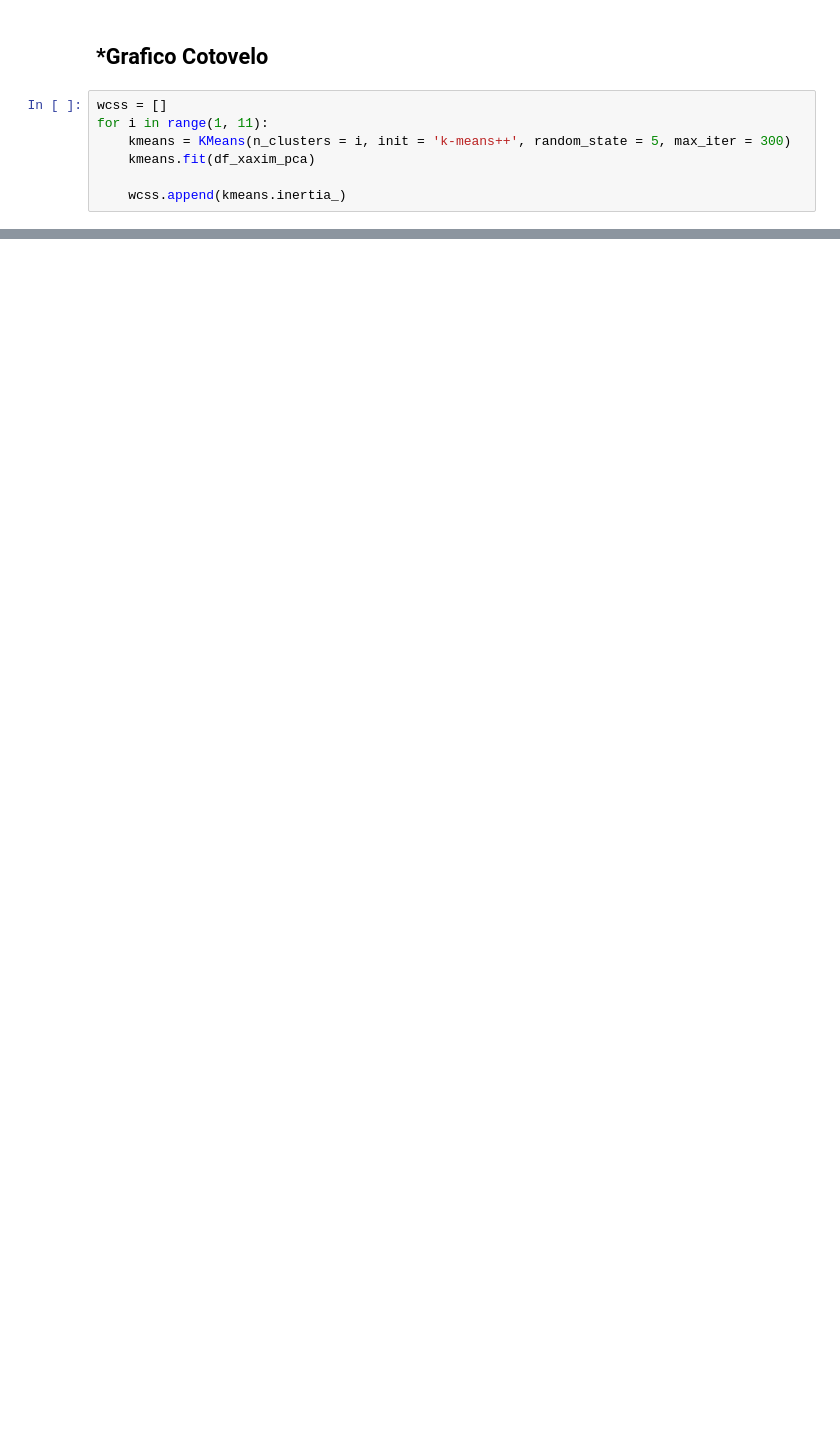
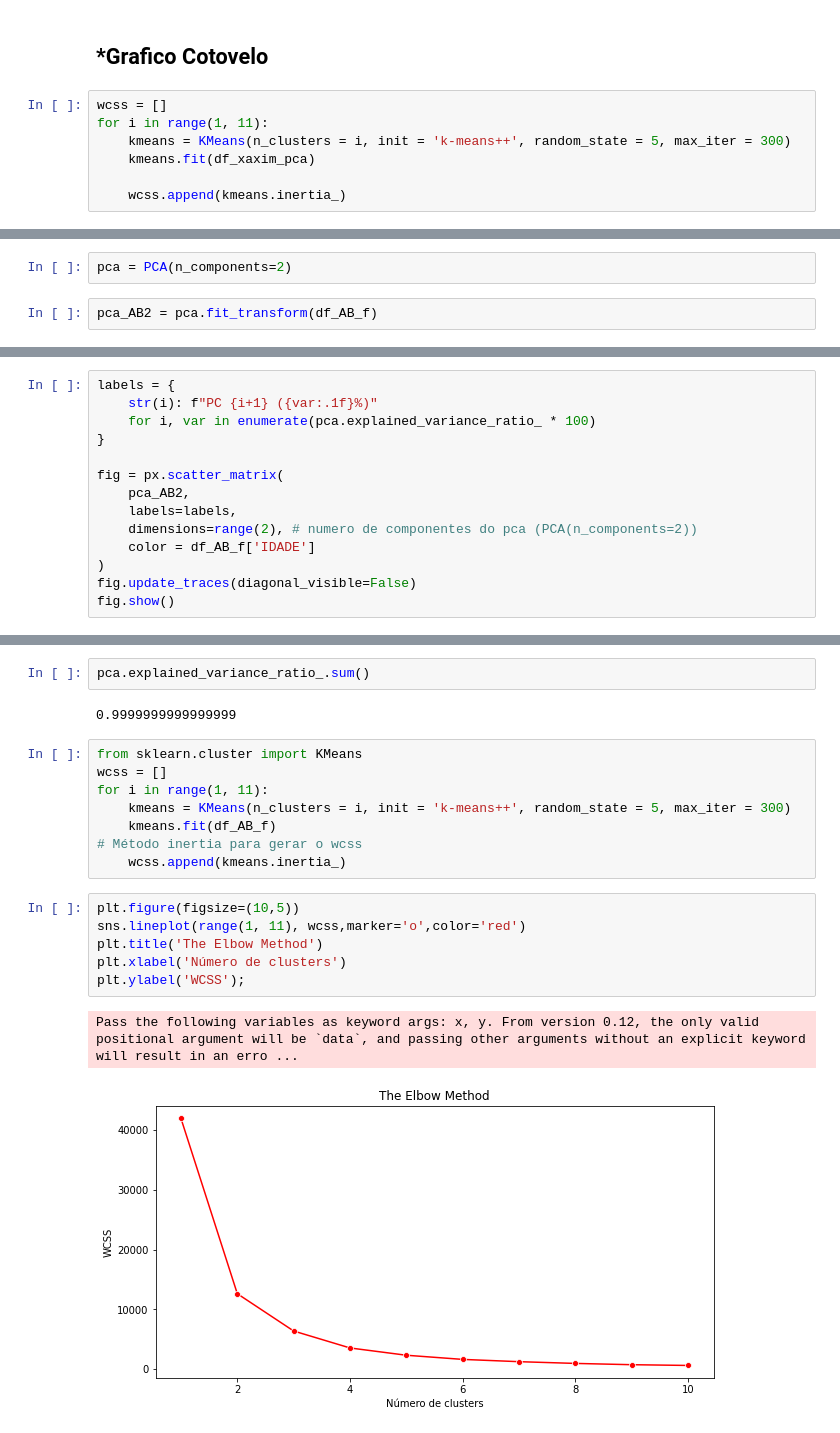
Before and after one commit to macedo19/DataScience, a Jupyter notebook: Projeto/Aprendizagem_de_Maquina_Covid.ipynb, the cells around one changed output, grey strips where cells are left out. Saved outputs shown, nothing was run; the diff lists cells and outputs as text; blank space fills up the shorter version.

```diff
--- a/Projeto/Aprendizagem_de_Maquina_Covid.ipynb
+++ b/Projeto/Aprendizagem_de_Maquina_Covid.ipynb
@@ -277,0 +294,4 @@ Pass the following variables as keyword args: x, y. From version 0.12, the only
+# %%
+pca = PCA(n_components=2)
+# %%
+pca_AB2 = pca.fit_transform(df_AB_f)
@@ -277,0 +330,14 @@ Pass the following variables as keyword args: x, y. From version 0.12, the only
+# %%
+labels = {
+    str(i): f"PC {i+1} ({var:.1f}%)"
+    for i, var in enumerate(pca.explained_variance_ratio_ * 100)
+}
+
+fig = px.scatter_matrix(
+    pca_AB2,
+    labels=labels,
+    dimensions=range(2), # numero de componentes do pca (PCA(n_components=2))
+    color = df_AB_f['IDADE']
+)
+fig.update_traces(diagonal_visible=False)
+fig.show()
@@ -277,0 +355,21 @@ Pass the following variables as keyword args: x, y. From version 0.12, the only
+# %%
+pca.explained_variance_ratio_.sum()
+# %% [output]
+0.9999999999999999
+# %%
+from sklearn.cluster import KMeans
+wcss = []
+for i in range(1, 11):
+    kmeans = KMeans(n_clusters = i, init = 'k-means++', random_state = 5, max_iter = 300)
+    kmeans.fit(df_AB_f)
+# Método inertia para gerar o wcss
+    wcss.append(kmeans.inertia_)
+# %%
+plt.figure(figsize=(10,5))
+sns.lineplot(range(1, 11), wcss,marker='o',color='red')
+plt.title('The Elbow Method')
+plt.xlabel('Número de clusters')
+plt.ylabel('WCSS');
+# %% [output]
+Pass the following variables as keyword args: x, y. From version 0.12, the only valid positional argument will be `data`, and passing other arguments without an explicit keyword will result in an erro ...
+[figure, added]
```
Also changed, not shown: parts of 29 cells of this notebook.
